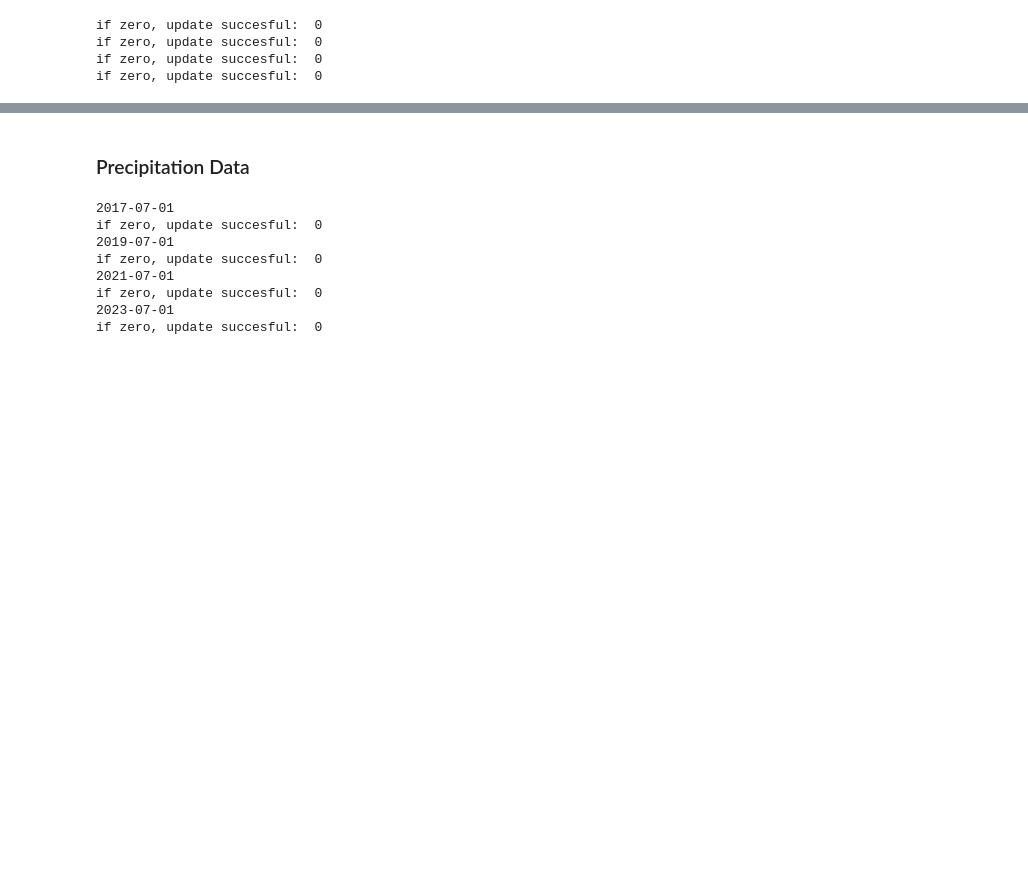
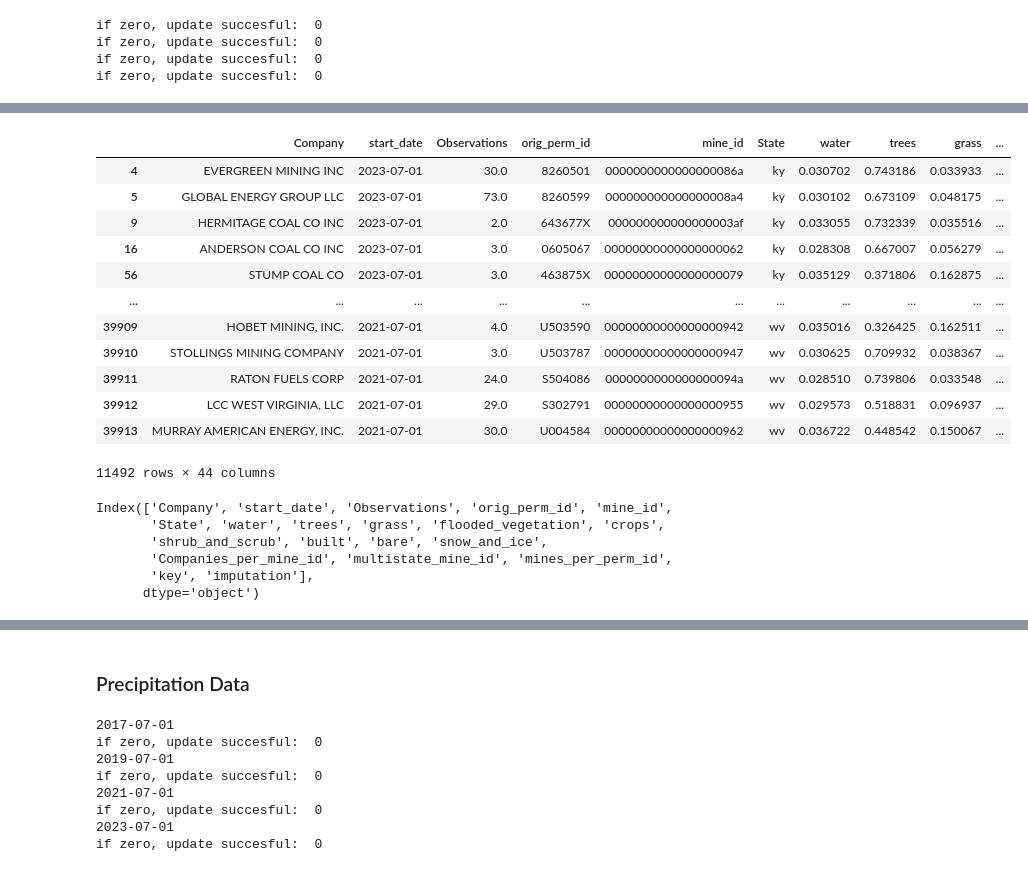
Before and after one commit to KendallScott/Capstone, a Jupyter notebook: Working RNN/Data_Cleanup.ipynb, the cells around one changed output, grey strips where cells are left out. Saved outputs shown, nothing was run; the diff lists cells and outputs as text; code cells hidden in the pictures; blank space fills up the shorter version.

```diff
--- a/Working RNN/Data_Cleanup.ipynb
+++ b/Working RNN/Data_Cleanup.ipynb
@@ -252,0 +375,16 @@ df_merge = pd.merge(df, mines,  how='left', left_on=['orig_perm_id', 'State'], r
+# %%
+df_mines_check[df_mines_check['multistate_mine_id']>1]
+# %% [output]
+|  | Company | start_date | Observations | orig_perm_id | mine_id | State | water | trees | grass | ... |
+| 4 | EVERGREEN MINING INC | 2023-07-01 | 30.0 | 8260501 | 0000000000000000086a | ky | 0.030702 | 0.743186 | 0.033933 | ... |
+| 5 | GLOBAL ENERGY GROUP LLC | 2023-07-01 | 73.0 | 8260599 | 000000000000000008a4 | ky | 0.030102 | 0.673109 | 0.048175 | ... |
+| 9 | HERMITAGE COAL CO INC | 2023-07-01 | 2.0 | 643677X | 000000000000000003af | ky | 0.033055 | 0.732339 | 0.035516 | ... |
+| 16 | ANDERSON COAL CO INC | 2023-07-01 | 3.0 | 0605067 | 00000000000000000062 | ky | 0.028308 | 0.667007 | 0.056279 | ... |
+| 56 | STUMP COAL CO | 2023-07-01 | 3.0 | 463875X | 00000000000000000079 | ky | 0.035129 | 0.371806 | 0.162875 | ... |
+| ... | ... | ... | ... | ... | ... | ... | ... | ... | ... | ... |
+| 39909 | HOBET MINING, INC. | 2021-07-01 | 4.0 | U503590 | 00000000000000000942 | wv | 0.035016 | 0.326425 | 0.162511 | ... |
+| 39910 | STOLLINGS MINING COMPANY | 2021-07-01 | 3.0 | U503787 | 00000000000000000947 | wv | 0.030625 | 0.709932 | 0.038367 | ... |
+| 39911 | RATON FUELS CORP | 2021-07-01 | 24.0 | S504086 | 0000000000000000094a | wv | 0.028510 | 0.739806 | 0.033548 | ... |
+| 39912 | LCC WEST VIRGINIA, LLC | 2021-07-01 | 29.0 | S302791 | 00000000000000000955 | wv | 0.029573 | 0.518831 | 0.096937 | ... |
+| 39913 | MURRAY AMERICAN ENERGY, INC. | 2021-07-01 | 30.0 | U004584 | 00000000000000000962 | wv | 0.036722 | 0.448542 | 0.150067 | ... |
+11492 rows × 44 columns
@@ -252,0 +393,9 @@ df_merge = pd.merge(df, mines,  how='left', left_on=['orig_perm_id', 'State'], r
+# %%
+df.columns
+# %% [output]
+Index(['Company', 'start_date', 'Observations', 'orig_perm_id', 'mine_id',
+       'State', 'water', 'trees', 'grass', 'flooded_vegetation', 'crops',
+       'shrub_and_scrub', 'built', 'bare', 'snow_and_ice',
+       'Companies_per_mine_id', 'multistate_mine_id', 'mines_per_perm_id',
+       'key', 'imputation'],
+      dtype='object')
```
Also changed, not shown: parts of 71 cells of this notebook.
